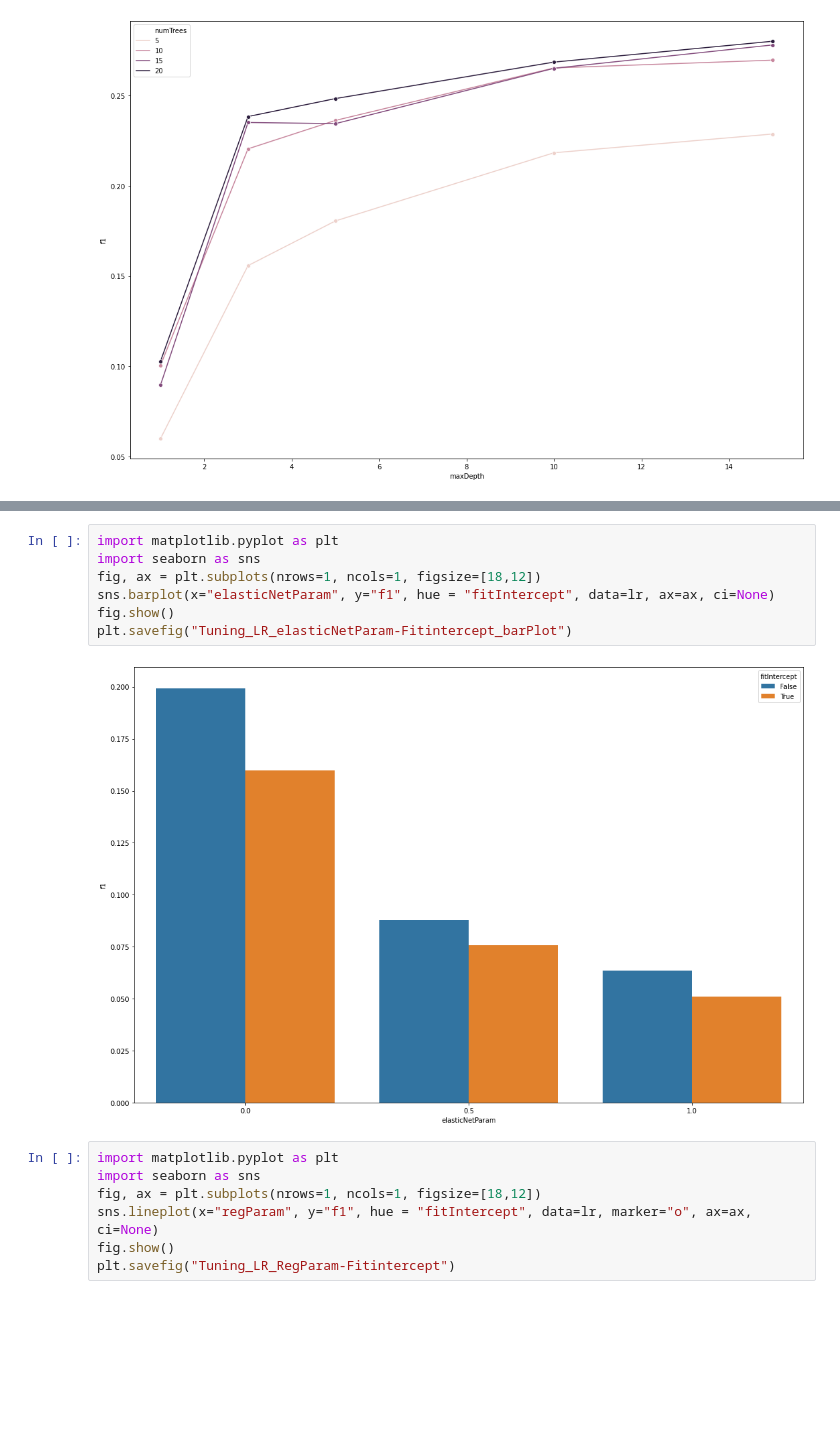
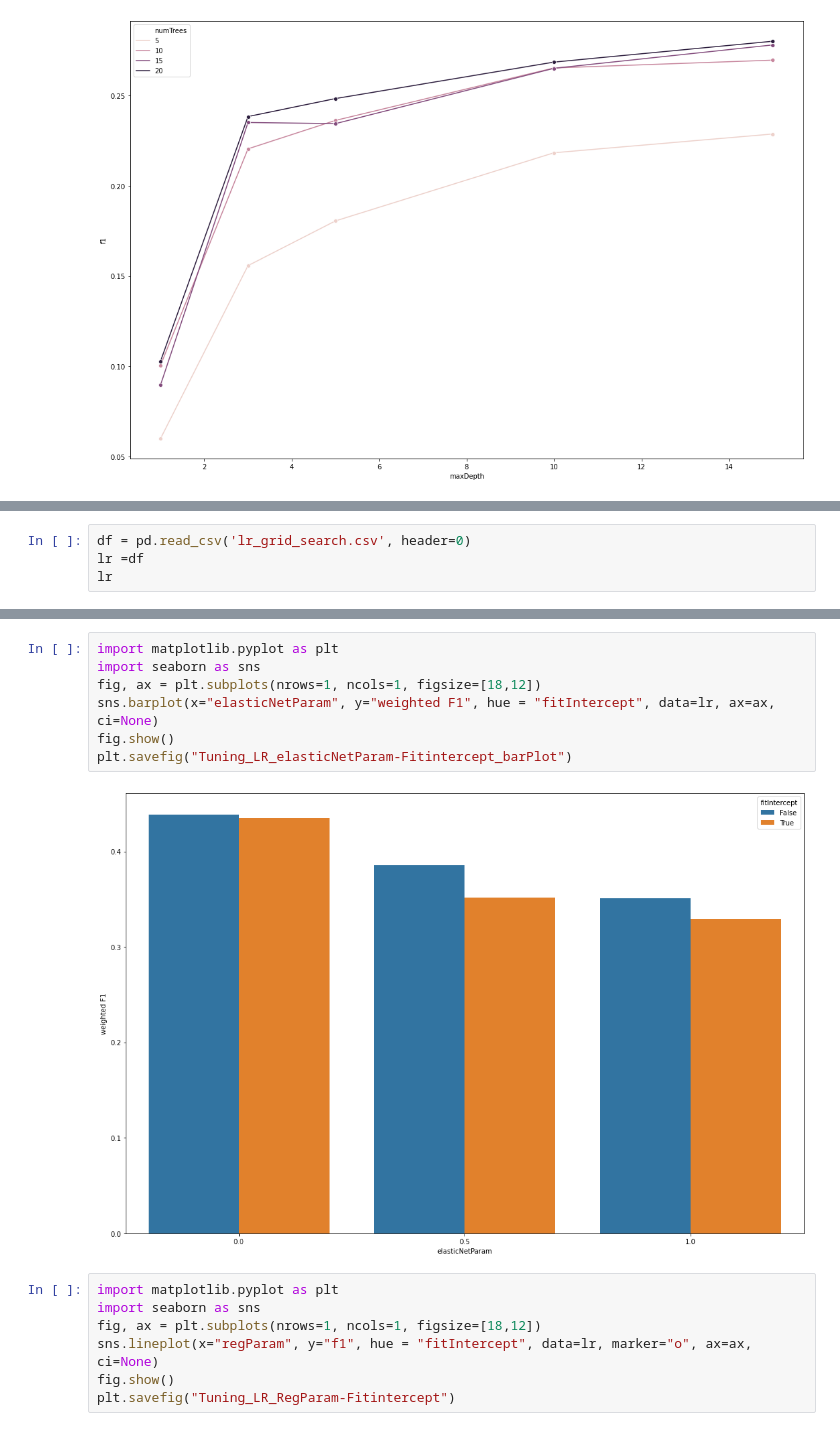
Before and after one commit to mklasby/ENSF_612_Project, a Jupyter notebook: Results/Tag_1/diagrams.ipynb, the cells around one changed output, grey strips where cells are left out. Saved outputs shown, nothing was run; the diff lists cells and outputs as text; blank space fills up the shorter version.

```diff
--- a/Results/Tag_1/diagrams.ipynb
+++ b/Results/Tag_1/diagrams.ipynb
@@ -89,0 +67,4 @@ lr
+# %%
+df = pd.read_csv('lr_grid_search.csv', header=0)
+lr =df
+lr
@@ -99,12 +98,12 @@ plt.savefig("Tuning_LR_elasticNetParam-Fitintercept")
 # %%
 import matplotlib.pyplot as plt
 import seaborn as sns
 fig, ax = plt.subplots(nrows=1, ncols=1, figsize=[18,12])
-sns.barplot(x="elasticNetParam", y="f1", hue = "fitIntercept", data=lr, ax=ax, ci=None)
+sns.barplot(x="elasticNetParam", y="weighted F1", hue = "fitIntercept", data=lr, ax=ax, ci=None)
 fig.show()
 plt.savefig("Tuning_LR_elasticNetParam-Fitintercept_barPlot")
 # %% [output]
-[figure, old version]
+[figure, new version]
 # %%
 import matplotlib.pyplot as plt
 import seaborn as sns
```
Also changed, not shown: parts of 11 cells of this notebook, 41 other files.
